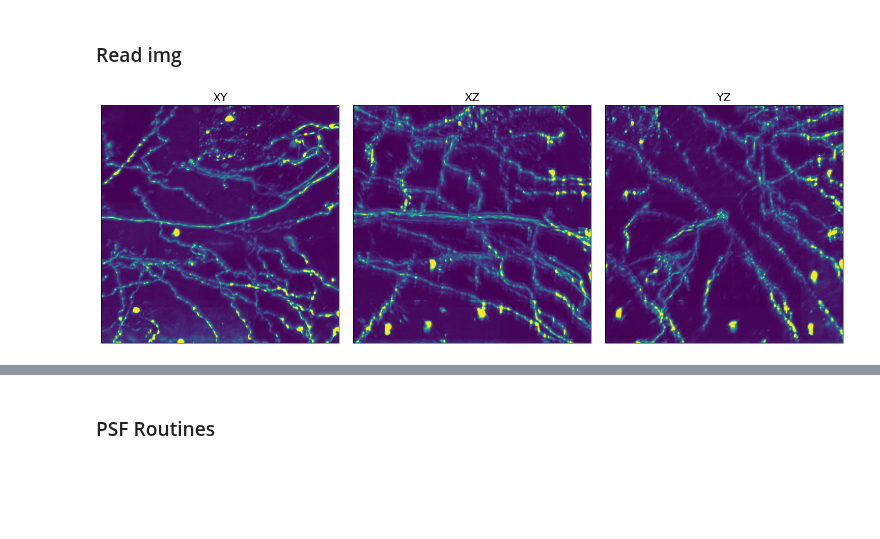
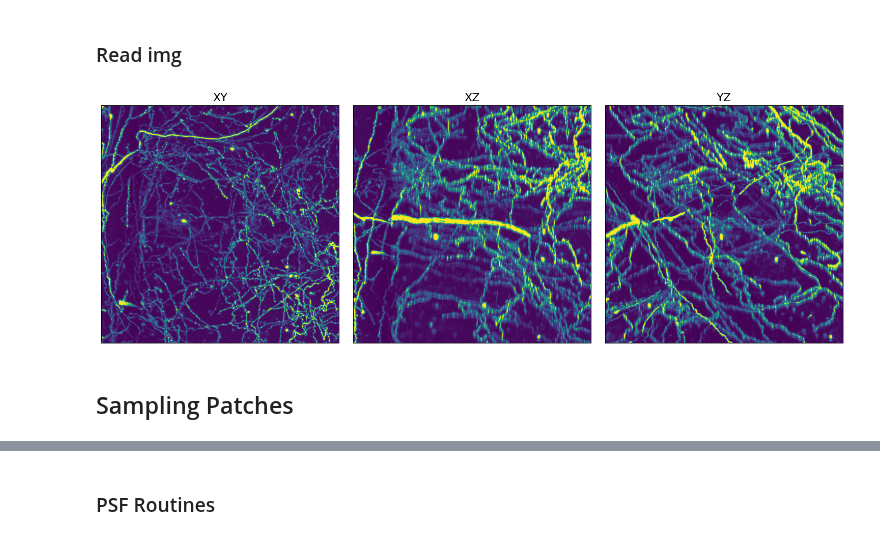
Before and after one commit to AllenNeuralDynamics/aind-exaspim-soma-detection, a Jupyter notebook: code/deconvolution_notebook.ipynb, the cells around one changed output, grey strips where cells are left out. Drawn from its saved outputs; the diff is of its cells as text; code cells hidden in the pictures; blank space fills up the shorter version.

```diff
--- a/code/deconvolution_notebook.ipynb
+++ b/code/deconvolution_notebook.ipynb
@@ -27,17 +27,17 @@ IMG_PREFIX = {
 }
 # %%
 # Subroutines
-def rescale(arr, clip=True):
-    if clip:
-        arr = np.clip(arr, 0, np.percentile(arr, 99))
+def rescale(arr, clip_bool=True):
+    if clip_bool:
+        arr = np.clip(arr, 0, np.percentile(arr, 99.99))
     arr -= np.min(arr)
     arr = (2**16 - 1) * (arr / np.max(arr))
     return (arr).astype(np.uint16)
 
 
-def get_mip(arr, axis=0, clip=False):
+def get_mip(arr, axis=0, clip_bool=False):
     mip = np.max(arr, axis=axis)
-    mip = rescale(mip, clip=clip)
+    mip = rescale(mip, clip_bool=clip_bool)
     return mip
 
 
@@ -46,11 +46,11 @@ def read_from_s3(img, voxel, shape, from_center=True):
     return img[0, 0, start[2]:end[2], start[1]:end[1], start[0]:end[0]]
 
 
-def plot_mips(volume, prefix="", clip=True):
+def plot_mips(volume, prefix="", clip_bool=True):
     fig, axs = plt.subplots(1, 3, figsize=(15, 5))
     axs_names = ["XY", "XZ", "YZ"]
     for i in range(3):
-        axs[i].imshow(get_mip(volume, axis=i, clip=clip))
+        axs[i].imshow(get_mip(volume, axis=i, clip_bool=clip_bool))
         axs[i].set_title(prefix + axs_names[i], fontsize=16)
         axs[i].set_xticks([])
         axs[i].set_yticks([])
@@ -113,18 +113,20 @@ sites = [
 # [36063.15,9586.425,20097.422]
 # %%
 # Region of interest
-origin = [36192.61,4550.172,17781.904]
-shape = [512, 512, 512]
+origin = [36192, 5200, 17781]
+shape = [1200, 1200, 1200]
 from_center = True
 
 # Read img
 voxel = img_utils.to_voxels(origin, downsample_factor=downsample_factor)
-#img_chunk = read_from_s3(img, voxel, shape, from_center=from_center)
-img_chunk = imread("/root/capsule/results/inference/exaspim_685221_by_20240910-0045_axial_to_lateral_gan_apollo/test_latest_iter14000/volumes/output_volume_xy-view_iter-14000.tif")
-img_chunk = rescale(img_chunk, clip=False)
-#imwrite(f"/root/capsule/data/exaspim_{dataset}/raw.tiff", img_chunk)
+img_chunk = read_from_s3(img, voxel, shape, from_center=from_center)
+#img_chunk = imread("/root/capsule/results/inference/exaspim_685221_by_20240910-0045_axial_to_lateral_gan_apollo/test_latest_iter14000/volumes/output_volume_xy-view_iter-14000.tif")
+img_chunk = rescale(img_chunk, clip_bool=True)
+#imwrite(f"/root/capsule/data/test_exaspim_{dataset}/raw_3.tiff", img_chunk)
 
 # Plot mips
-plot_mips(img_chunk, clip=True)
+plot_mips(img_chunk, clip_bool=False)
 # %% [output]
-[figure, old version]
+[figure, new version]
+# %% [markdown]
+## Sampling Patches
```
Also changed, not shown: parts of 10 cells of this notebook, 30 other files.
